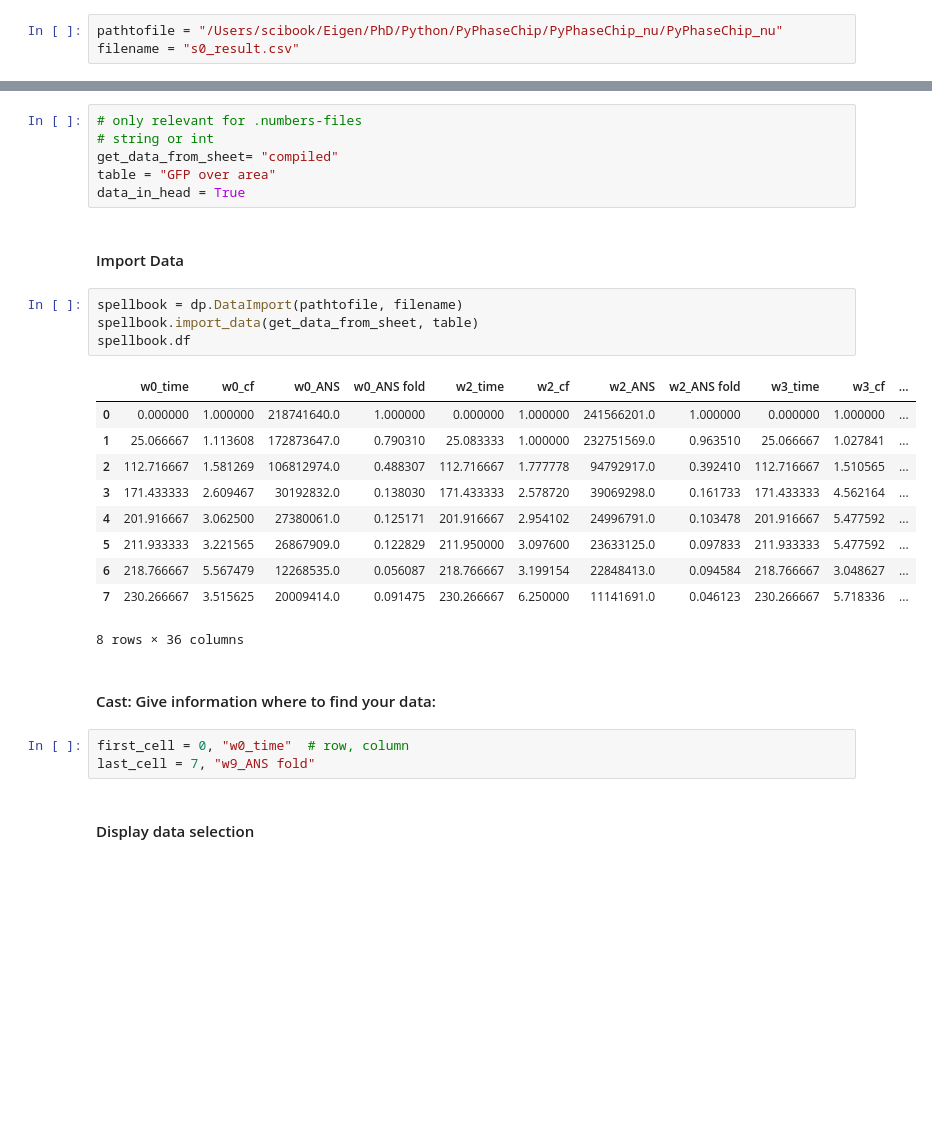
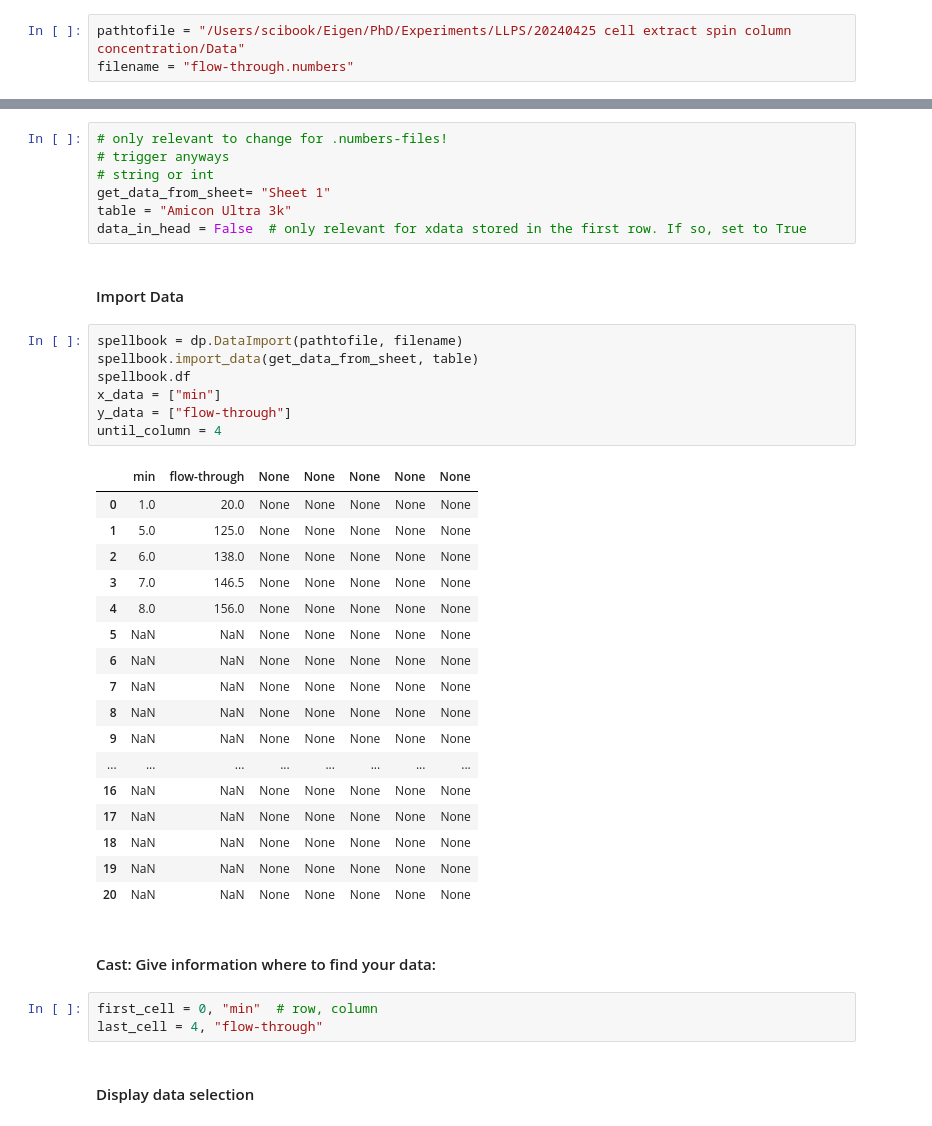
Before and after one commit to cfsb618/Harry-Plotter, a Jupyter notebook: wand.ipynb, the cells around one changed output, grey strips where cells are left out. Cells and saved outputs as stored; diff of their text form; blank space fills up the shorter version.

```diff
--- a/wand.ipynb
+++ b/wand.ipynb
@@ -12,8 +12,8 @@ import Dumbleplot as dp
 # %% [markdown]
 #### Cast: Give path to file and filename:
 # %%
-pathtofile = "/Users/scibook/Eigen/PhD/Python/PyPhaseChip/PyPhaseChip_nu/PyPhaseChip_nu"
-filename = "s0_result.csv"
+pathtofile = "/Users/scibook/Eigen/PhD/Experiments/LLPS/20240425 cell extract spin column concentration/Data"
+filename = "flow-through.numbers"
 # %% [markdown]
 #### Cast: Give information how your data is organised:
 # %%
@@ -22,31 +31,42 @@ data_organised_in_rows_or_columns = "columns"
 # %%
-# only relevant for .numbers-files
+# only relevant to change for .numbers-files!
+# trigger anyways
 # string or int
-get_data_from_sheet= "compiled"
-table = "GFP over area"
-data_in_head = True
+get_data_from_sheet= "Sheet 1"
+table = "Amicon Ultra 3k"
+data_in_head = False  # only relevant for xdata stored in the first row. If so, set to True
 # %% [markdown]
 #### Import Data
 # %%
 spellbook = dp.DataImport(pathtofile, filename)
 spellbook.import_data(get_data_from_sheet, table)
 spellbook.df
+x_data = ["min"]
+y_data = ["flow-through"]
+until_column = 4
 # %% [output]
-|  | w0_time | w0_cf | w0_ANS | w0_ANS fold | w2_time | w2_cf | w2_ANS | w2_ANS fold | w3_time | w3_cf | ... |
-| 0 | 0.000000 | 1.000000 | 218741640.0 | 1.000000 | 0.000000 | 1.000000 | 241566201.0 | 1.000000 | 0.000000 | 1.000000 | ... |
-| 1 | 25.066667 | 1.113608 | 172873647.0 | 0.790310 | 25.083333 | 1.000000 | 232751569.0 | 0.963510 | 25.066667 | 1.027841 | ... |
-| 2 | 112.716667 | 1.581269 | 106812974.0 | 0.488307 | 112.716667 | 1.777778 | 94792917.0 | 0.392410 | 112.716667 | 1.510565 | ... |
-| 3 | 171.433333 | 2.609467 | 30192832.0 | 0.138030 | 171.433333 | 2.578720 | 39069298.0 | 0.161733 | 171.433333 | 4.562164 | ... |
-| 4 | 201.916667 | 3.062500 | 27380061.0 | 0.125171 | 201.916667 | 2.954102 | 24996791.0 | 0.103478 | 201.916667 | 5.477592 | ... |
-| 5 | 211.933333 | 3.221565 | 26867909.0 | 0.122829 | 211.950000 | 3.097600 | 23633125.0 | 0.097833 | 211.933333 | 5.477592 | ... |
-| 6 | 218.766667 | 5.567479 | 12268535.0 | 0.056087 | 218.766667 | 3.199154 | 22848413.0 | 0.094584 | 218.766667 | 3.048627 | ... |
-| 7 | 230.266667 | 3.515625 | 20009414.0 | 0.091475 | 230.266667 | 6.250000 | 11141691.0 | 0.046123 | 230.266667 | 5.718336 | ... |
+|  | min | flow-through | None | None | None | None | None |
+| 0 | 1.0 | 20.0 | None | None | None | None | None |
+| 1 | 5.0 | 125.0 | None | None | None | None | None |
+| 2 | 6.0 | 138.0 | None | None | None | None | None |
+| 3 | 7.0 | 146.5 | None | None | None | None | None |
+| 4 | 8.0 | 156.0 | None | None | None | None | None |
+| 5 | NaN | NaN | None | None | None | None | None |
+| 6 | NaN | NaN | None | None | None | None | None |
+| 7 | NaN | NaN | None | None | None | None | None |
+| 8 | NaN | NaN | None | None | None | None | None |
+| 9 | NaN | NaN | None | None | None | None | None |
+| ... | ... | ... | ... | ... | ... | ... | ... |
+| 16 | NaN | NaN | None | None | None | None | None |
+| 17 | NaN | NaN | None | None | None | None | None |
+| 18 | NaN | NaN | None | None | None | None | None |
+| 19 | NaN | NaN | None | None | None | None | None |
+| 20 | NaN | NaN | None | None | None | None | None |
-8 rows × 36 columns
 # %% [markdown]
 #### Cast: Give information where to find your data:
 # %%
-first_cell = 0, "w0_time"  # row, column
-last_cell = 7, "w9_ANS fold"
+first_cell = 0, "min"  # row, column
+last_cell = 4, "flow-through"
 # %% [markdown]
 #### Display data selection
 # %%
```
Also changed, not shown: parts of 26 cells of this notebook, 1 other file.
